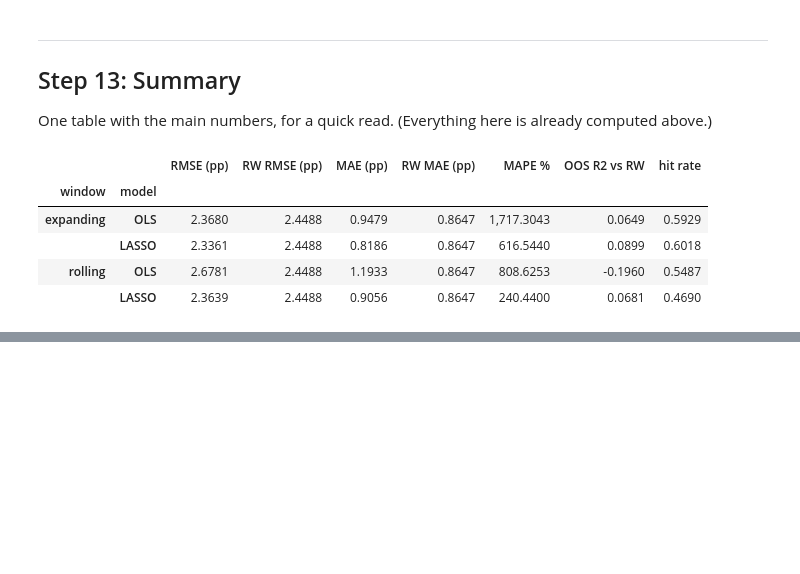
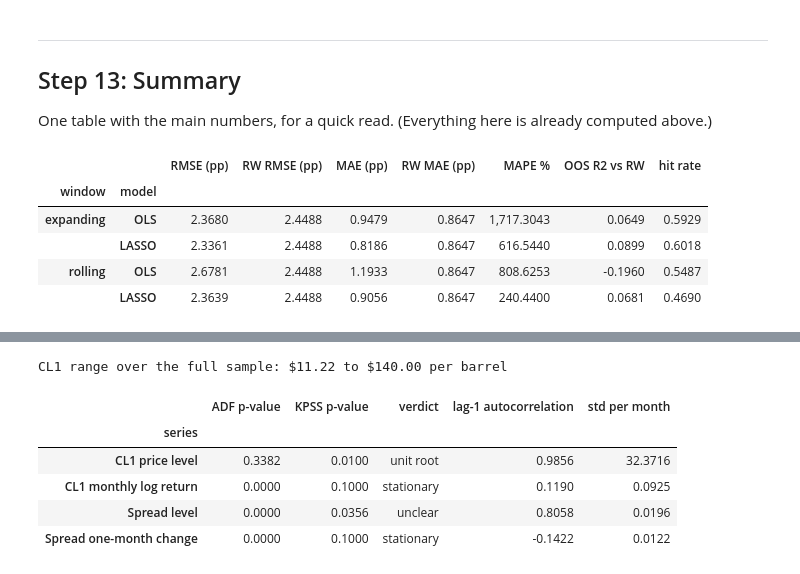
Before and after one commit to pearchew/predicting_oil_future_term_structure, a Jupyter notebook: Oil_Spread_Forecasting.ipynb, the cells around one changed output, grey strips where cells are left out. Saved outputs shown, nothing was run; the diff lists cells and outputs as text; code cells hidden in the pictures; blank space fills up the shorter version.

```diff
--- a/Oil_Spread_Forecasting.ipynb
+++ b/Oil_Spread_Forecasting.ipynb
@@ -1041,0 +1050,27 @@ pd.DataFrame(rows).set_index(["window", "model"])
+# %%
+target_cands = pd.DataFrame({
+    "CL1 price level":         df["CL1"],
+    "CL1 monthly log return":  np.log(df["CL1"]).diff(),
+    "Spread level":            df["spread"],
+    "Spread one-month change": df["spread"].diff(),
+}).loc[:TRAIN_END]
+
+target_rows = []
+for name in target_cands:
+    s = target_cands[name].dropna()
+    row = stationarity_row(s, name)
+    row["lag-1 autocorrelation"] = s.autocorr(1)
+    row["std per month"] = s.std()
+    target_rows.append(row)
+target_tbl = pd.DataFrame(target_rows).set_index("series")
+
+print(f"CL1 range over the full sample: ${df['CL1'].min():.2f} to ${df['CL1'].max():.2f} per barrel")
+target_tbl
+# %% [output]
+CL1 range over the full sample: $11.22 to $140.00 per barrel
+|  | ADF p-value | KPSS p-value | verdict | lag-1 autocorrelation | std per month |
+| series |  |  |  |  |  |
+| CL1 price level | 0.3382 | 0.0100 | unit root | 0.9856 | 32.3716 |
+| CL1 monthly log return | 0.0000 | 0.1000 | stationary | 0.1190 | 0.0925 |
+| Spread level | 0.0000 | 0.0356 | unclear | 0.8058 | 0.0196 |
+| Spread one-month change | 0.0000 | 0.1000 | stationary | -0.1422 | 0.0122 |
```
Also changed, not shown: parts of 2 cells of this notebook, 3 other files.
